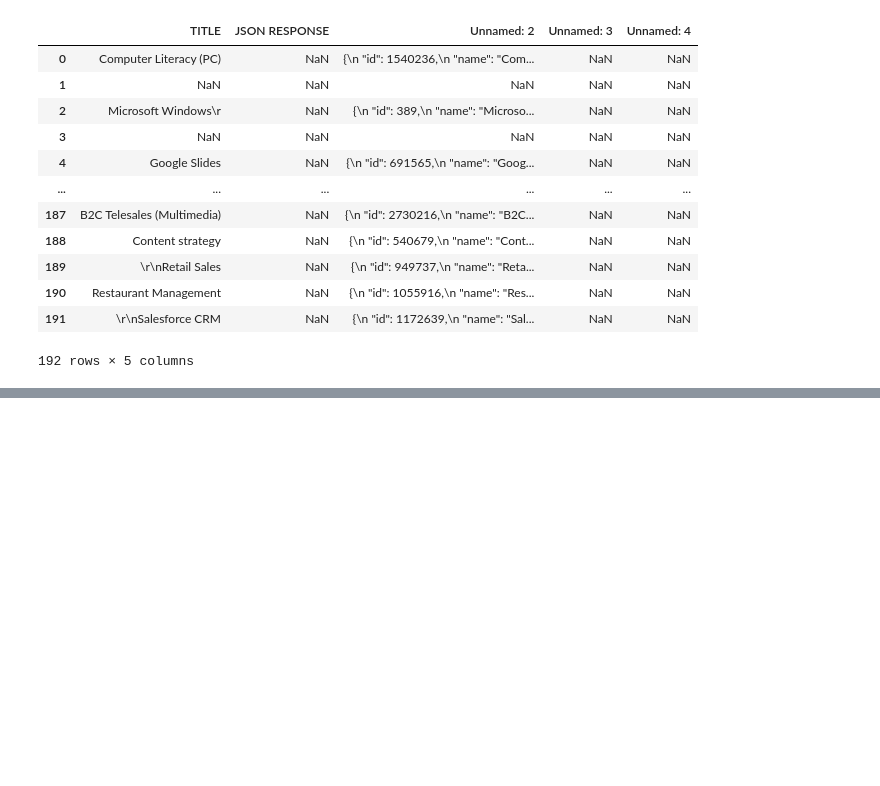
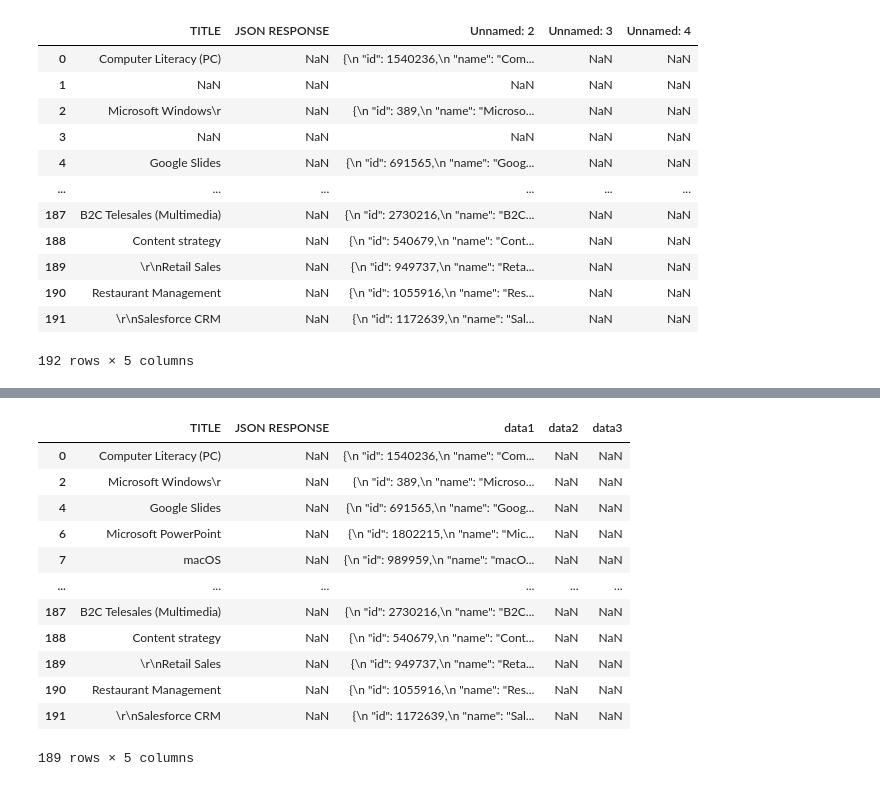
Before and after one commit to AshuutoshVish/Second_task, a Jupyter notebook: Task2.ipynb, the cells around one changed output, grey strips where cells are left out. Saved outputs shown, nothing was run; the diff lists cells and outputs as text; code cells hidden in the pictures; blank space fills up the shorter version.

Commit message:
Revert "Restructuring data"

```diff
--- a/Task2.ipynb
+++ b/Task2.ipynb
@@ -43,0 +68,17 @@ df.isnull().sum()
+# %%
+df = df.rename(columns={'Unnamed: 2': 'data1', 'Unnamed: 3': 'data2', 'Unnamed: 4': 'data3'})
+df
+# %% [output]
+|  | TITLE | JSON RESPONSE | data1 | data2 | data3 |
+| 0 | Computer Literacy (PC) | NaN | {\n "id": 1540236,\n "name": "Com... | NaN | NaN |
+| 2 | Microsoft Windows\r | NaN | {\n "id": 389,\n "name": "Microso... | NaN | NaN |
+| 4 | Google Slides | NaN | {\n "id": 691565,\n "name": "Goog... | NaN | NaN |
+| 6 | Microsoft PowerPoint | NaN | {\n "id": 1802215,\n "name": "Mic... | NaN | NaN |
+| 7 | macOS | NaN | {\n "id": 989959,\n "name": "macO... | NaN | NaN |
+| ... | ... | ... | ... | ... | ... |
+| 187 | B2C Telesales (Multimedia) | NaN | {\n "id": 2730216,\n "name": "B2C... | NaN | NaN |
+| 188 | Content strategy | NaN | {\n "id": 540679,\n "name": "Cont... | NaN | NaN |
+| 189 | \r\nRetail Sales | NaN | {\n "id": 949737,\n "name": "Reta... | NaN | NaN |
+| 190 | Restaurant Management | NaN | {\n "id": 1055916,\n "name": "Res... | NaN | NaN |
+| 191 | \r\nSalesforce CRM | NaN | {\n "id": 1172639,\n "name": "Sal... | NaN | NaN |
+189 rows × 5 columns
```
Also changed, not shown: parts of 22 cells of this notebook, 7 other files.
